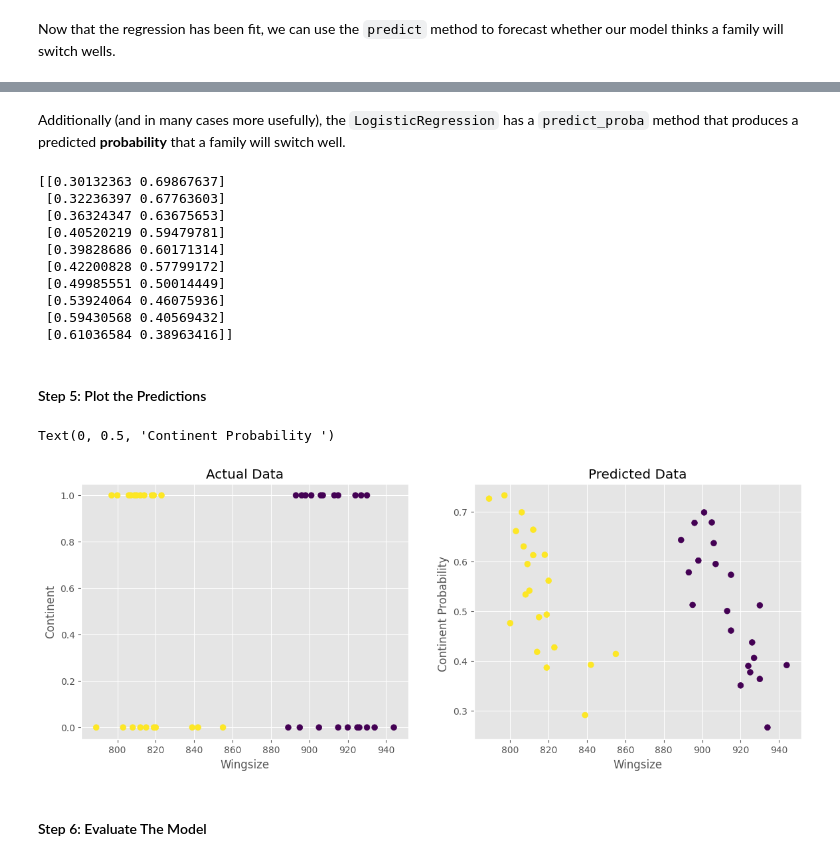
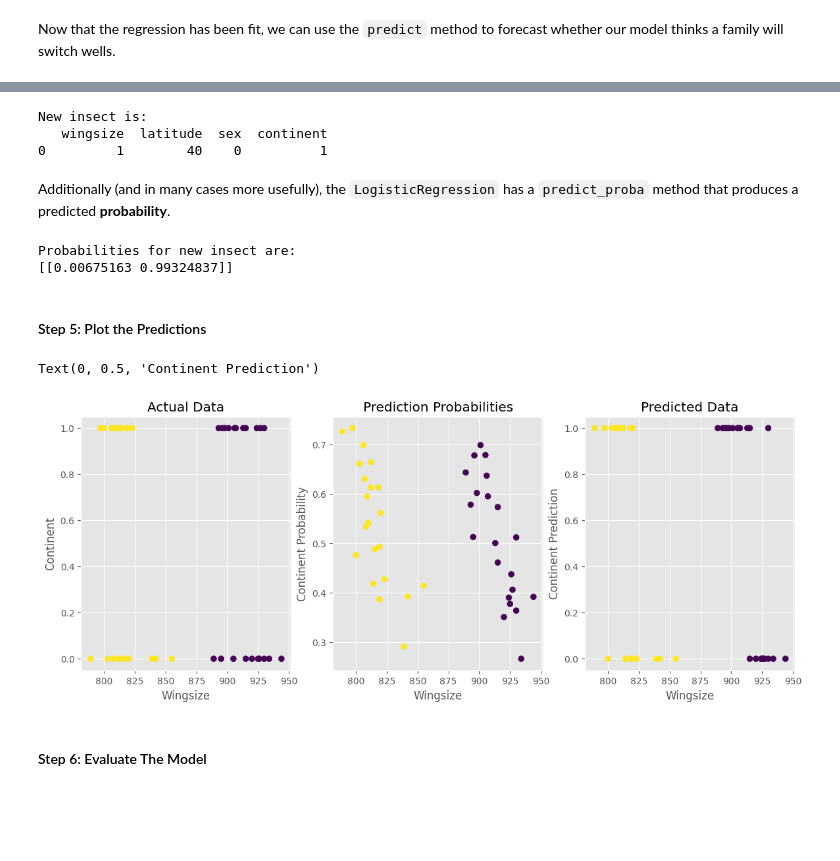
Before and after one commit to waynewilliamprout123456789/Machine_Learning, a Jupyter notebook: examples/4.OOP_Logistic_Regression.ipynb, the cells around one changed output, grey strips where cells are left out. Drawn from its saved outputs; the diff is of its cells as text; code cells hidden in the pictures; blank space fills up the shorter version.

```diff
--- a/examples/4.OOP_Logistic_Regression.ipynb
+++ b/examples/4.OOP_Logistic_Regression.ipynb
@@ -61,37 +66,59 @@ print(insects_predictions[:10])
+# %%
+# Predict the target for the whole dataset
+insects_predictions = insects_regression.predict(X_insects)
+
+#Predict the target for a new data point
+new_insect = pd.DataFrame({
+    'wingsize': [1],
+    'latitude': [40],
+    'sex': [0]
+})
+new_insect['continent'] = insects_regression.predict(new_insect)
+print(f"New insect is:\n{new_insect}")
+# %% [output]
+New insect is:
+   wingsize  latitude  sex  continent
+0         1        40    0          1
 # %% [markdown]
-Additionally (and in many cases more usefully), the `LogisticRegression` has a `predict_proba` method that produces a predicted **probability** that a family will switch well.
+Additionally (and in many cases more usefully), the `LogisticRegression` has a `predict_proba` method that produces a predicted **probability**.
-# %%
-insects_probabilities = insects_regression.predict_proba(X_insects)
-print(insects_probabilities[:10])
-# %% [output]
-[[0.30132363 0.69867637]
- [0.32236397 0.67763603]
- [0.36324347 0.63675653]
- [0.40520219 0.59479781]
- [0.39828686 0.60171314]
- [0.42200828 0.57799172]
- [0.49985551 0.50014449]
- [0.53924064 0.46075936]
- [0.59430568 0.40569432]
- [0.61036584 0.38963416]]
+# %%
+#Predict the probabilities for the whole dataset
+insects_probabilities = insects_regression.predict_proba(X_insects)
+
+#Predict the probabilities for a new data point
+new_insect = pd.DataFrame({
+    'wingsize': [1],
+    'latitude': [40],
+    'sex': [0]
+})
+new_insect_probabilities = insects_regression.predict_proba(new_insect)
+print(f"Probabilities for new insect are:\n{new_insect_probabilities}")
+# %% [output]
+Probabilities for new insect are:
+[[0.00675163 0.99324837]]
 # %% [markdown]
 #### Step 5: Plot the Predictions
 # %%
-fig, axs = plt.subplots(1, 2, figsize=(14, 5))
+#Plot the predictions compared to the actual data
+fig, axs = plt.subplots(1, 3, figsize=(14, 5))
 
 axs[0].scatter(insects.wingsize, insects.continent, s=40, c=insects['sex'])
 axs[0].set_title("Actual Data")
 axs[0].set_xlabel("Wingsize")
 axs[0].set_ylabel("Continent")
 
+axs[1].scatter(insects.wingsize, insects_probabilities[:, 1], s=40, c=insects['sex'])
+axs[1].set_title("Prediction Probabilities")
+axs[1].set_xlabel("Wingsize")
+axs[1].set_ylabel("Continent Probability")
 
-axs[1].scatter(insects.wingsize, insects_probabilities[:, 1], s=40, c=insects['sex'])
-axs[1].set_title("Predicted Data")
-axs[1].set_xlabel("Wingsize")
-axs[1].set_ylabel("Continent Probability ")
+axs[2].scatter(insects.wingsize, insects_predictions, s=40, c=insects['sex'])
+axs[2].set_title("Predicted Data")
+axs[2].set_xlabel("Wingsize")
+axs[2].set_ylabel("Continent Prediction")
 # %% [output]
-Text(0, 0.5, 'Continent Probability ')
+Text(0, 0.5, 'Continent Prediction')
-[figure, old version]
+[figure, new version]
 # %% [markdown]
 #### Step 6: Evaluate The Model
 # %%
```
Also changed, not shown: parts of 4 cells of this notebook, 7 other files.
